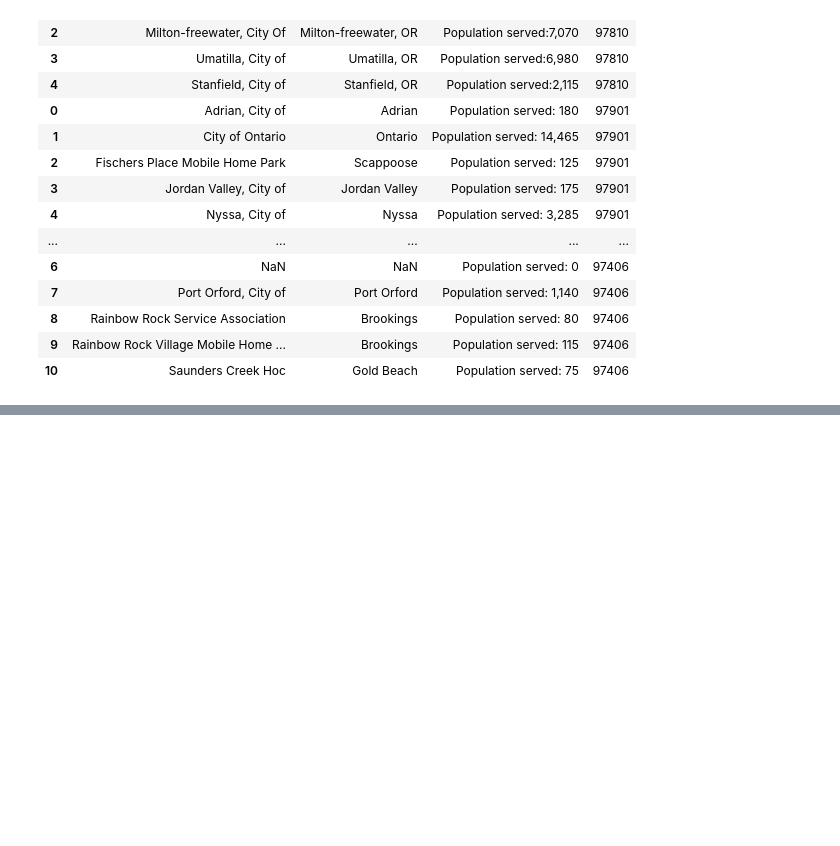
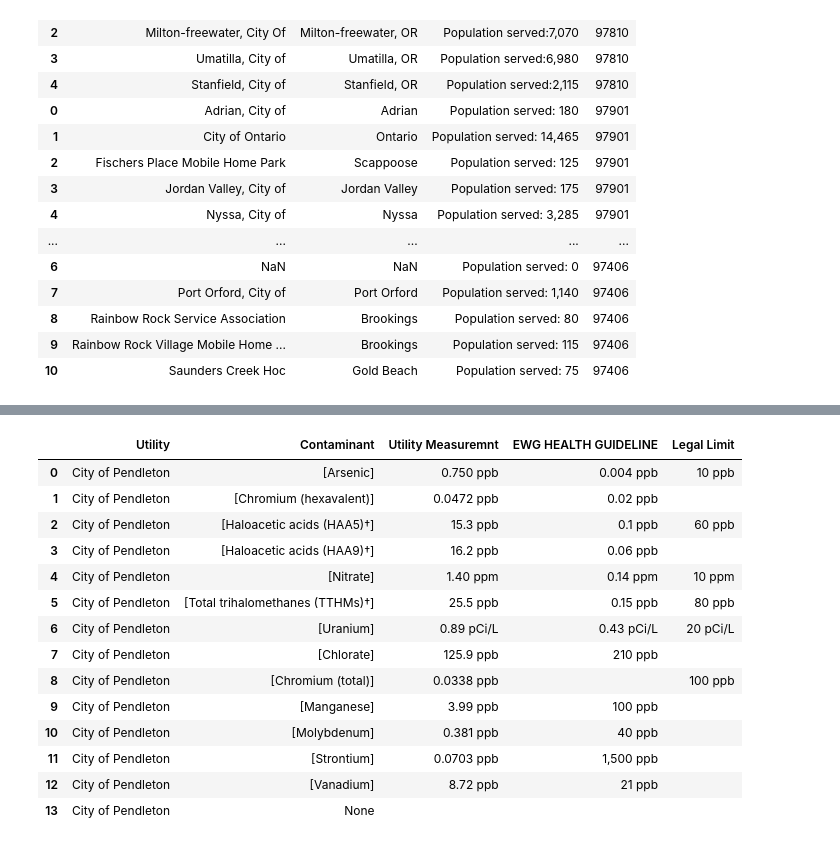
Before and after one commit to jonathantree/Water_Quality_Analysis, a Jupyter notebook: Web_Scraping/EWG_new_scrape_approach.ipynb, the cells around one changed output, grey strips where cells are left out. Drawn from its saved outputs; the diff is of its cells as text; code cells hidden in the pictures; blank space fills up the shorter version.

Commit message:
Added Successful Scraping Data and Scripts

```diff
--- a/Web_Scraping/EWG_new_scrape_approach.ipynb
+++ b/Web_Scraping/EWG_new_scrape_approach.ipynb
@@ -190,3 +178,12 @@ df
 | 8 | Rainbow Rock Service Association | Brookings | Population served: 80 | 97406 |
 | 9 | Rainbow Rock Village Mobile Home ... | Brookings | Population served: 115 | 97406 |
 | 10 | Saunders Creek Hoc | Gold Beach | Population served: 75 | 97406 |
+# %%
+for zipcode in zip_list:
+    page="https://www.ewg.org/tapwater/search-results.php?zip5="+ str(zipcode)+"&searchtype=zip"
+    url = requests.get(page)
+    table = pd.read_html(url.text)
+    data = table[0]
+    data['Zip'] = zipcode
+    df = df.append(data)
+   # print(page)
@@ -192,0 +208,4 @@ df
+# %%
+pd.set_option("display.max_rows", None, "display.max_columns", None)
+
+df['Utility name'].value_counts()
@@ -192,0 +305,3 @@ df
+# %%
+driver = webdriver.Chrome()
+driver.get("https://www.ewg.org/tapwater/advanced-search.php")
@@ -192,0 +399,20 @@ df
+# %%
+df1 = pd.DataFrame(contaminant_list)
+# %%
+df1
+# %% [output]
+|  | Utility | Contaminant | Utility Measuremnt | EWG HEALTH GUIDELINE | Legal Limit |
+| 0 | City of Pendleton | [Arsenic] | 0.750 ppb | 0.004 ppb | 10 ppb |
+| 1 | City of Pendleton | [Chromium (hexavalent)] | 0.0472 ppb | 0.02 ppb |  |
+| 2 | City of Pendleton | [Haloacetic acids (HAA5)†] | 15.3 ppb | 0.1 ppb | 60 ppb |
+| 3 | City of Pendleton | [Haloacetic acids (HAA9)†] | 16.2 ppb | 0.06 ppb |  |
+| 4 | City of Pendleton | [Nitrate] | 1.40 ppm | 0.14 ppm | 10 ppm |
+| 5 | City of Pendleton | [Total trihalomethanes (TTHMs)†] | 25.5 ppb | 0.15 ppb | 80 ppb |
+| 6 | City of Pendleton | [Uranium] | 0.89 pCi/L | 0.43 pCi/L | 20 pCi/L |
+| 7 | City of Pendleton | [Chlorate] | 125.9 ppb | 210 ppb |  |
+| 8 | City of Pendleton | [Chromium (total)] | 0.0338 ppb |  | 100 ppb |
+| 9 | City of Pendleton | [Manganese] | 3.99 ppb | 100 ppb |  |
+| 10 | City of Pendleton | [Molybdenum] | 0.381 ppb | 40 ppb |  |
+| 11 | City of Pendleton | [Strontium] | 0.0703 ppb | 1,500 ppb |  |
+| 12 | City of Pendleton | [Vanadium] | 8.72 ppb | 21 ppb |  |
+| 13 | City of Pendleton | None |  |  |  |
```
Also changed, not shown: parts of 30 cells of this notebook, 8 other files.
